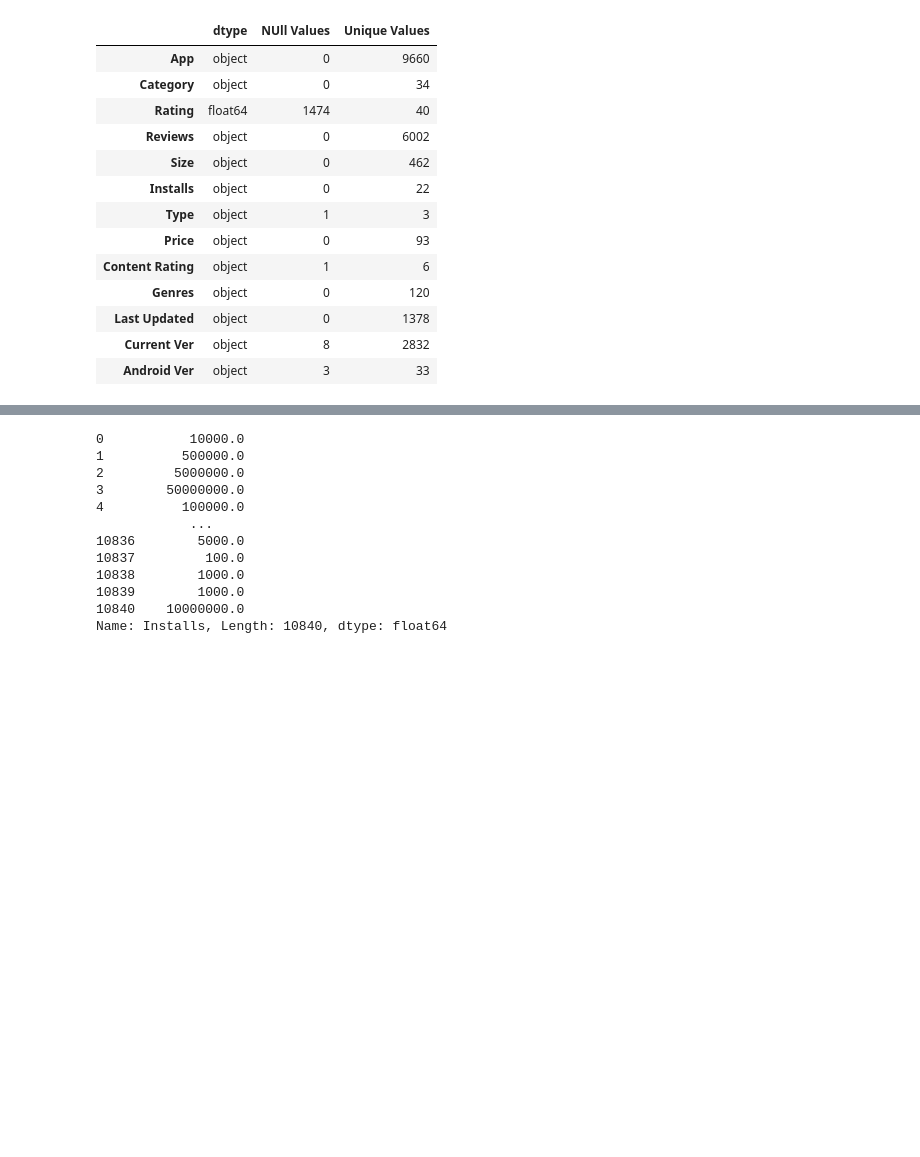
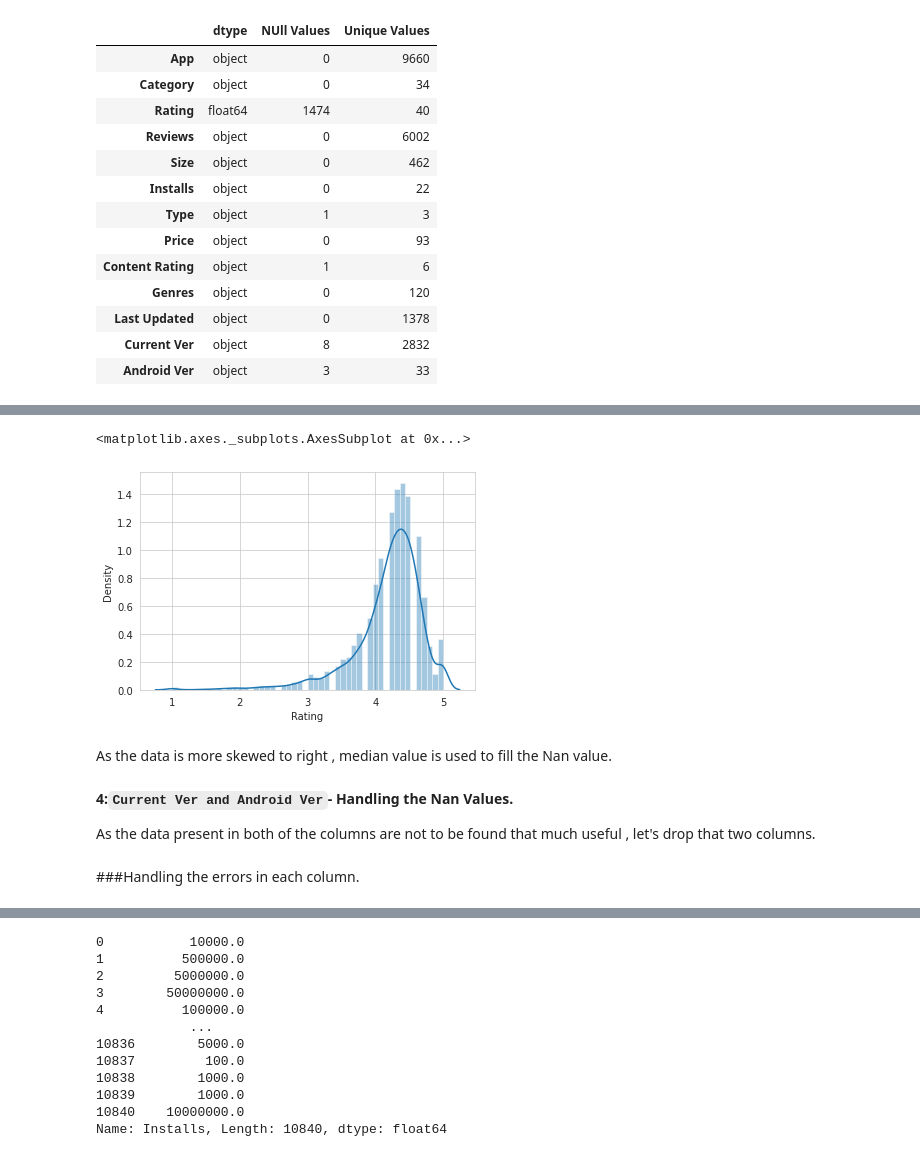
Before and after one commit to ansonsibi1/Play-Store-App-Review-Analysis-, a Jupyter notebook: Anson_Sibi_Play_Store_App_Review_Analysis_Capstone_Project.ipynb, the cells around one changed output, grey strips where cells are left out. Drawn from its saved outputs; the diff is of its cells as text; code cells hidden in the pictures; blank space fills up the shorter version.

```diff
--- a/Anson_Sibi_Play_Store_App_Review_Analysis_Capstone_Project.ipynb
+++ b/Anson_Sibi_Play_Store_App_Review_Analysis_Capstone_Project.ipynb
@@ -188 +211,7 @@ df1[df1.Rating>5]
 df1.drop([10472],inplace=True)
+# %%
+#Distribution plot to find the skewness of data in Rating column.
+sns.distplot(df1['Rating'])
+# %% [output]
+<matplotlib.axes._subplots.AxesSubplot at 0x...>
+[figure, added]
@@ -189 +220,7 @@ df1.drop([10472],inplace=True)
+# %% [markdown]
+As the data is more skewed to right , median value is used to fill the Nan value.
+# %% [markdown]
+**4:`Current Ver and Android Ver`- Handling the Nan Values.**
+
+As the data present in both of the columns are not to be found that much useful , let's drop that two columns.
 # %%
@@ -191,0 +229,2 @@ df1.drop(['Current Ver','Android Ver','Last Updated'], axis=1,inplace=True)
+# %% [markdown]
+###Handling the errors in each column.
```
Also changed, not shown: parts of 56 cells of this notebook.
